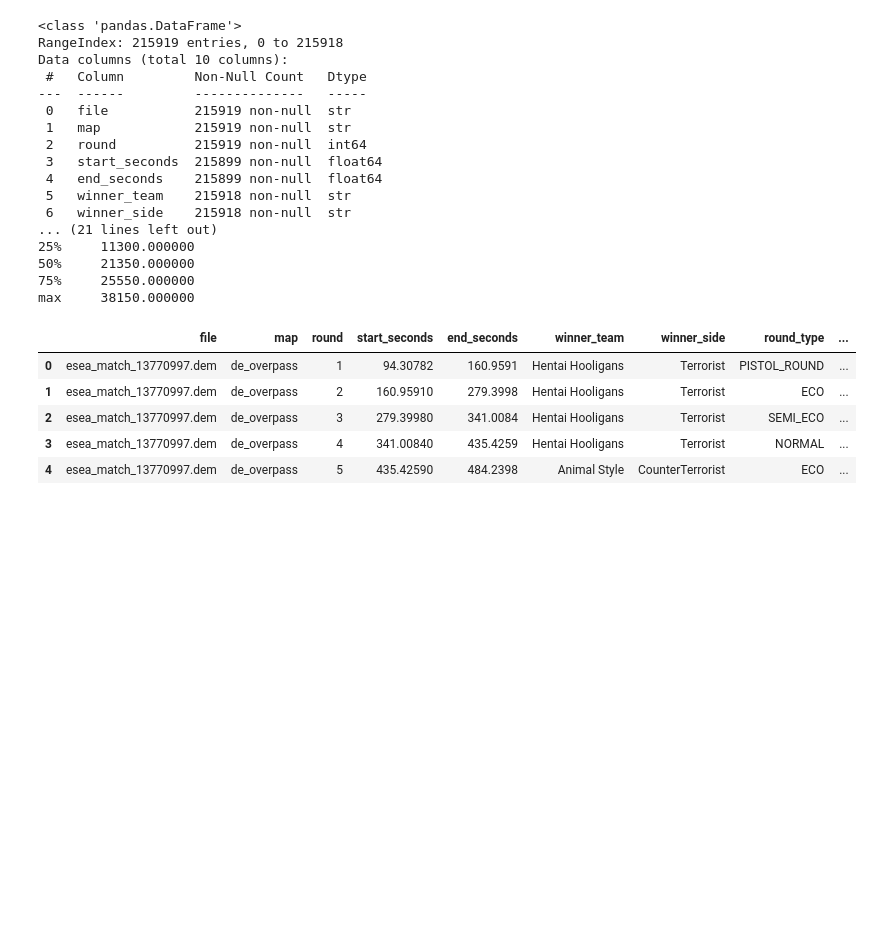
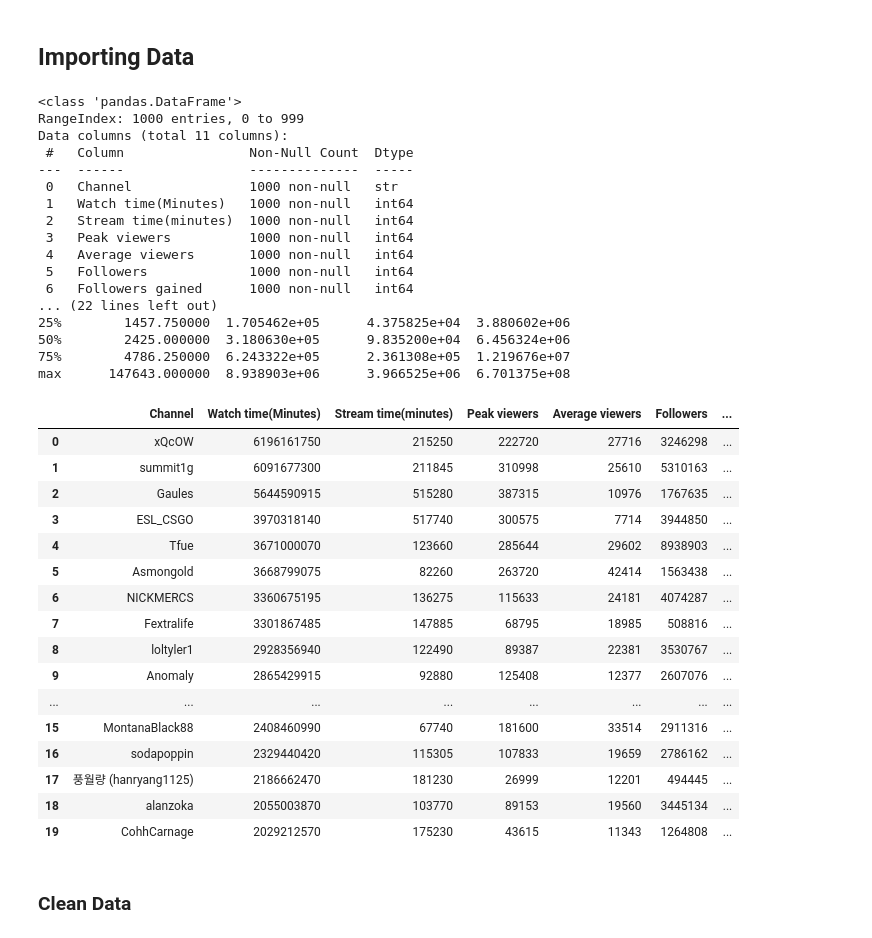
Before and after one commit to datasheng/csc46000-team-project-2026, a Jupyter notebook: EDA_HW.ipynb, the cells around one changed output. Cells and saved outputs as stored; diff of their text form; code cells hidden in the pictures; blank space fills up the shorter version.

```diff
--- a/EDA_HW.ipynb
+++ b/EDA_HW.ipynb
@@ -1,38 +5,55 @@
+# %% [markdown]
+## Importing Data
 # %%
 import pandas as pd
 import matplotlib.pyplot as plt
 import seaborn as sns
+import jinja2
 
+sns.set(style="whitegrid")
 # Loading the data
-data = pd.read_csv('esea_meta_demos.part1.csv')
+data = pd.read_csv('twitchdata-update.csv')
 # %%
 print(data.info())
 print(data.describe())
-data.head()
+data.head(20)
 # %% [output]
 <class 'pandas.DataFrame'>
-RangeIndex: 215919 entries, 0 to 215918
-Data columns (total 10 columns):
- #   Column         Non-Null Count   Dtype
----  ------         --------------   -----
- 0   file           215919 non-null  str
- 1   map            215919 non-null  str
- 2   round          215919 non-null  int64
- 3   start_seconds  215899 non-null  float64
- 4   end_seconds    215899 non-null  float64
- 5   winner_team    215918 non-null  str
- 6   winner_side    215918 non-null  str
-... (21 lines left out)
-25%     11300.000000
-50%     21350.000000
-75%     25550.000000
-max     38150.000000
+RangeIndex: 1000 entries, 0 to 999
+Data columns (total 11 columns):
+ #   Column                Non-Null Count  Dtype
+---  ------                --------------  -----
+ 0   Channel               1000 non-null   str
+ 1   Watch time(Minutes)   1000 non-null   int64
+ 2   Stream time(minutes)  1000 non-null   int64
+ 3   Peak viewers          1000 non-null   int64
+ 4   Average viewers       1000 non-null   int64
+ 5   Followers             1000 non-null   int64
+ 6   Followers gained      1000 non-null   int64
+... (22 lines left out)
+25%        1457.750000  1.705462e+05      4.375825e+04  3.880602e+06
+50%        2425.000000  3.180630e+05      9.835200e+04  6.456324e+06
+75%        4786.250000  6.243322e+05      2.361308e+05  1.219676e+07
+max      147643.000000  8.938903e+06      3.966525e+06  6.701375e+08
-|  | file | map | round | start_seconds | end_seconds | winner_team | winner_side | round_type | ... |
-| 0 | esea_match_13770997.dem | de_overpass | 1 | 94.30782 | 160.9591 | Hentai Hooligans | Terrorist | PISTOL_ROUND | ... |
-| 1 | esea_match_13770997.dem | de_overpass | 2 | 160.95910 | 279.3998 | Hentai Hooligans | Terrorist | ECO | ... |
-| 2 | esea_match_13770997.dem | de_overpass | 3 | 279.39980 | 341.0084 | Hentai Hooligans | Terrorist | SEMI_ECO | ... |
-| 3 | esea_match_13770997.dem | de_overpass | 4 | 341.00840 | 435.4259 | Hentai Hooligans | Terrorist | NORMAL | ... |
-| 4 | esea_match_13770997.dem | de_overpass | 5 | 435.42590 | 484.2398 | Animal Style | CounterTerrorist | ECO | ... |
+|  | Channel | Watch time(Minutes) | Stream time(minutes) | Peak viewers | Average viewers | Followers | ... |
+| 0 | xQcOW | 6196161750 | 215250 | 222720 | 27716 | 3246298 | ... |
+| 1 | summit1g | 6091677300 | 211845 | 310998 | 25610 | 5310163 | ... |
+| 2 | Gaules | 5644590915 | 515280 | 387315 | 10976 | 1767635 | ... |
+| 3 | ESL_CSGO | 3970318140 | 517740 | 300575 | 7714 | 3944850 | ... |
+| 4 | Tfue | 3671000070 | 123660 | 285644 | 29602 | 8938903 | ... |
+| 5 | Asmongold | 3668799075 | 82260 | 263720 | 42414 | 1563438 | ... |
+| 6 | NICKMERCS | 3360675195 | 136275 | 115633 | 24181 | 4074287 | ... |
+| 7 | Fextralife | 3301867485 | 147885 | 68795 | 18985 | 508816 | ... |
+| 8 | loltyler1 | 2928356940 | 122490 | 89387 | 22381 | 3530767 | ... |
+| 9 | Anomaly | 2865429915 | 92880 | 125408 | 12377 | 2607076 | ... |
+| ... | ... | ... | ... | ... | ... | ... | ... |
+| 15 | MontanaBlack88 | 2408460990 | 67740 | 181600 | 33514 | 2911316 | ... |
+| 16 | sodapoppin | 2329440420 | 115305 | 107833 | 19659 | 2786162 | ... |
+| 17 | 풍월량 (hanryang1125) | 2186662470 | 181230 | 26999 | 12201 | 494445 | ... |
+| 18 | alanzoka | 2055003870 | 103770 | 89153 | 19560 | 3445134 | ... |
+| 19 | CohhCarnage | 2029212570 | 175230 | 43615 | 11343 | 1264808 | ... |
+# %% [markdown]
+### Clean Data
 # %%
 data.isnull().sum()
 # %% [output]
```
Also changed, not shown: parts of 18 cells of this notebook, 1 other file.
